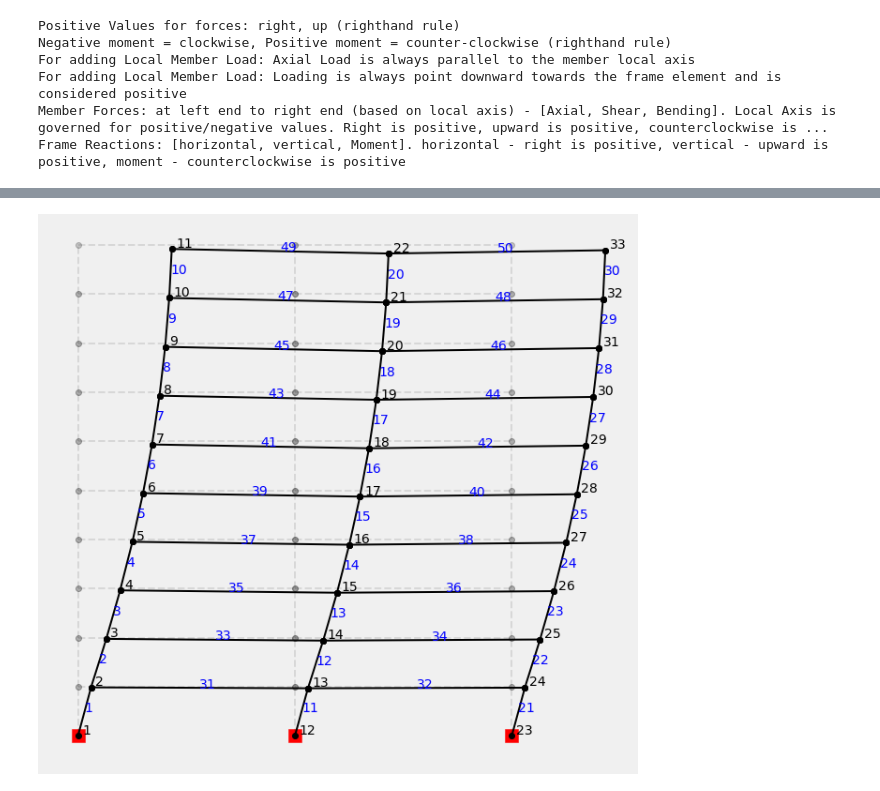
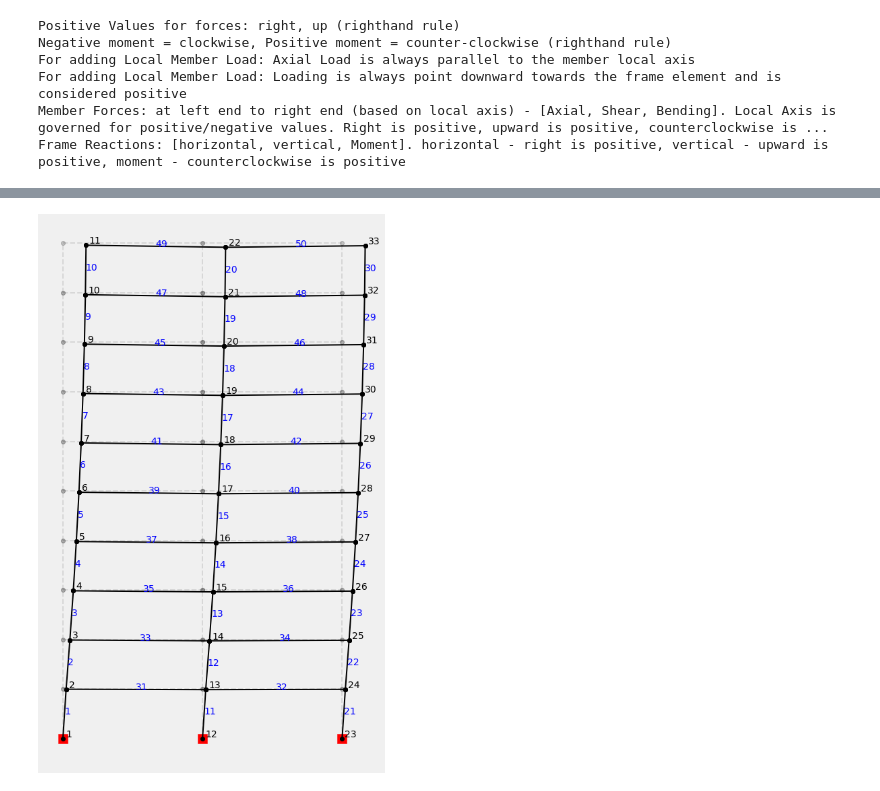
Before and after one commit to mjamezquidilla/pysead, a Jupyter notebook: Examples/Frame_2D/Example 5.ipynb, the cells around one changed output, grey strips where cells are left out. Saved outputs shown, nothing was run; the diff lists cells and outputs as text; code cells hidden in the pictures.

```diff
--- a/Examples/Frame_2D/Example 5.ipynb
+++ b/Examples/Frame_2D/Example 5.ipynb
@@ -98,8 +101,8 @@ Frame.Draw_Frame_Setup(figure_size = [10,10])
 # %%
 Frame.Solve()
-Frame.Draw_Frame_Displacements(figure_size = [10,10], magnification_factor = 0.05)
+Frame.Draw_Frame_Displacements(figure_size = [8,14], magnification_factor = 20)
 # %% [output]
-[figure, old version]
+[figure, new version]
 # %%
 Frame.reactions_
 # %% [output]
```
Also changed, not shown: parts of 12 cells of this notebook.
